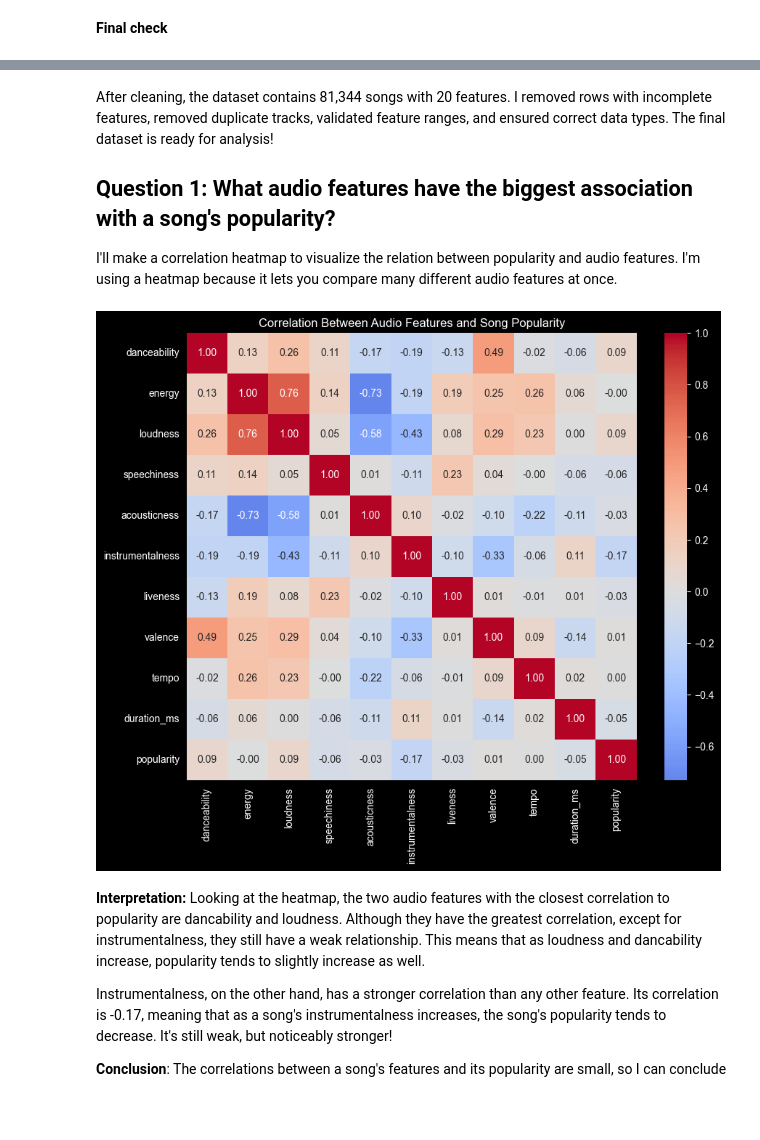
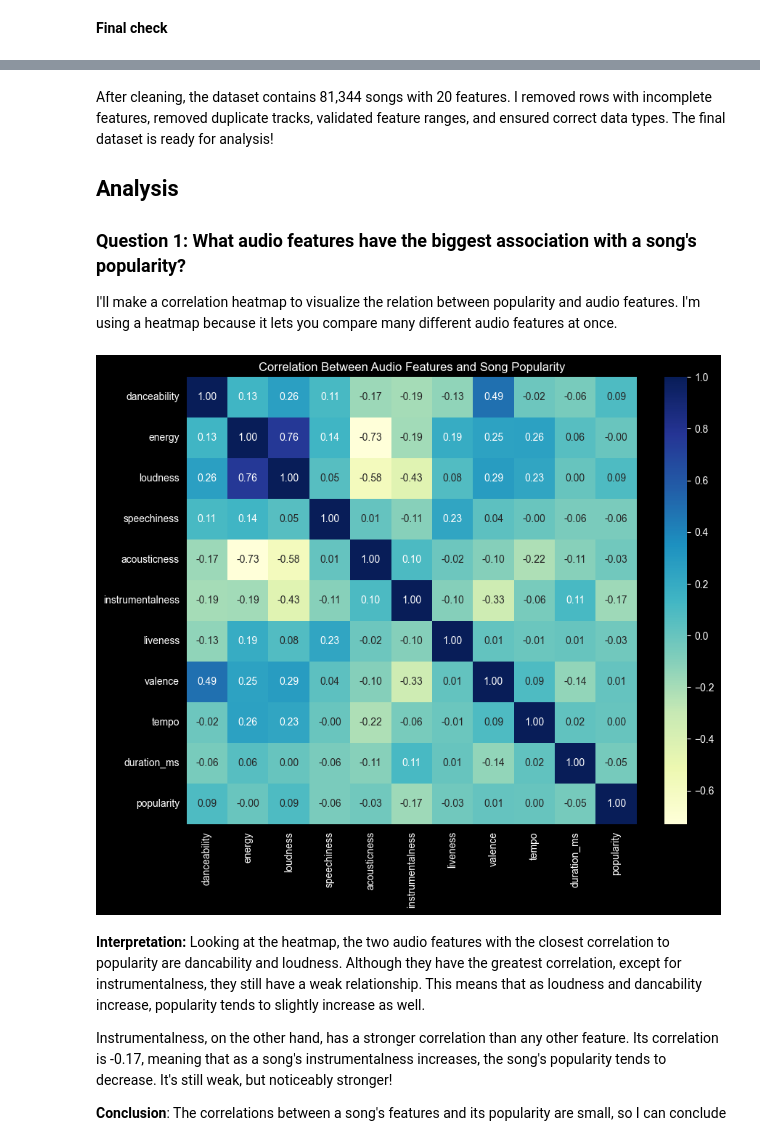
Before and after one commit to crsheehan/SpotifyDataAnalysis, a Jupyter notebook: spotify_eda.ipynb, the cells around one changed output, grey strips where cells are left out. Drawn from its saved outputs; the diff is of its cells as text; code cells hidden in the pictures; blank space fills up the shorter version.

```diff
--- a/spotify_eda.ipynb
+++ b/spotify_eda.ipynb
@@ -68,2 +83,4 @@ We'll start this by looking at the missing values to determine whether they are
 # %%
 df.isna().sum().sort_values(ascending=False) #This gets the sum of null values in each colum in our dataframe
+
+df = df.dropna()
@@ -158,35 +157,30 @@ Final shape: (81344, 20)
 # %% [markdown]
 After cleaning, the dataset contains 81,344 songs with 20 features. I removed rows with incomplete features, removed duplicate tracks, validated feature ranges, and ensured correct data types. The final dataset is ready for analysis!
 
-##  Question 1: What audio features have the biggest association with a song's popularity?
+## Analysis
+
+###  Question 1: What audio features have the biggest association with a song's popularity?
 I'll make a correlation heatmap to visualize the relation between popularity and audio features. I'm using a heatmap because it lets you compare many different audio features at once.
 # %%
 #Define the scope of my analysis
 audio_features = [
     'danceability', 'energy', 'loudness', 'speechiness',
     'acousticness', 'instrumentalness', 'liveness',
     'valence', 'tempo', 'duration_ms', 'popularity'
 ]
 
 df_audio = df[audio_features]
 
 #Get correlations
 corr_matrix = df_audio.corr()
 
 #Create heatmap
 plt.figure(figsize=(10, 8))
-sns.heatmap(
-    corr_matrix,
-    annot=True,
-    fmt=".2f",
-    cmap="coolwarm",
-    center=0
-)
-
+sns.heatmap(corr_matrix, annot=True, cmap='YlGnBu', fmt=".2f")
 plt.title("Correlation Between Audio Features and Song Popularity")
 plt.show()
 # %% [output]
-[figure, old version]
+[figure, new version]
 # %% [markdown]
 **Interpretation:** Looking at the heatmap, the two audio features with the closest correlation to popularity are dancability and loudness. Although they have the greatest correlation, except for instrumentalness, they still have a weak relationship. This means that as loudness and dancability increase, popularity tends to slightly increase as well.
 
```
Also changed, not shown: parts of 19 cells of this notebook.
